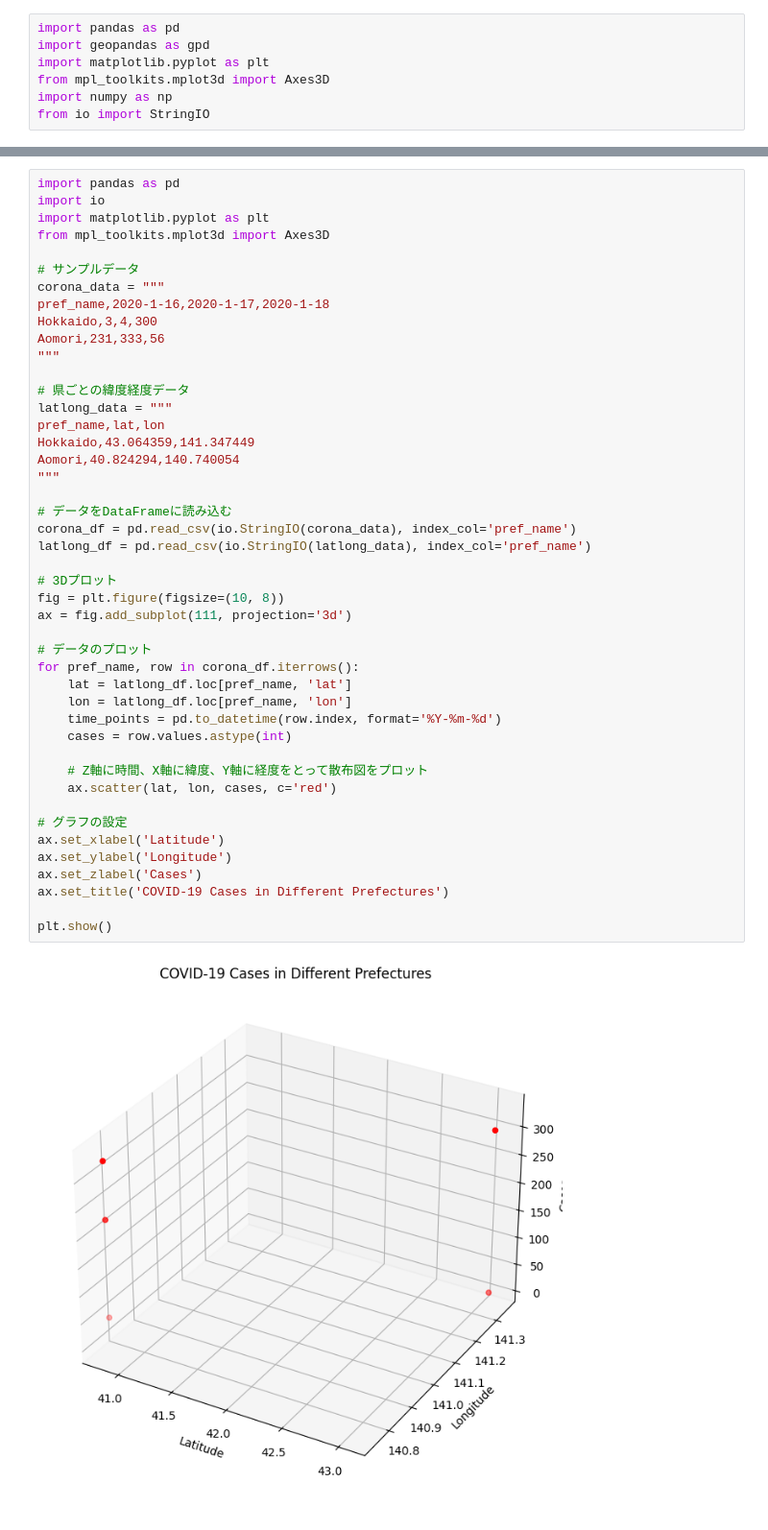
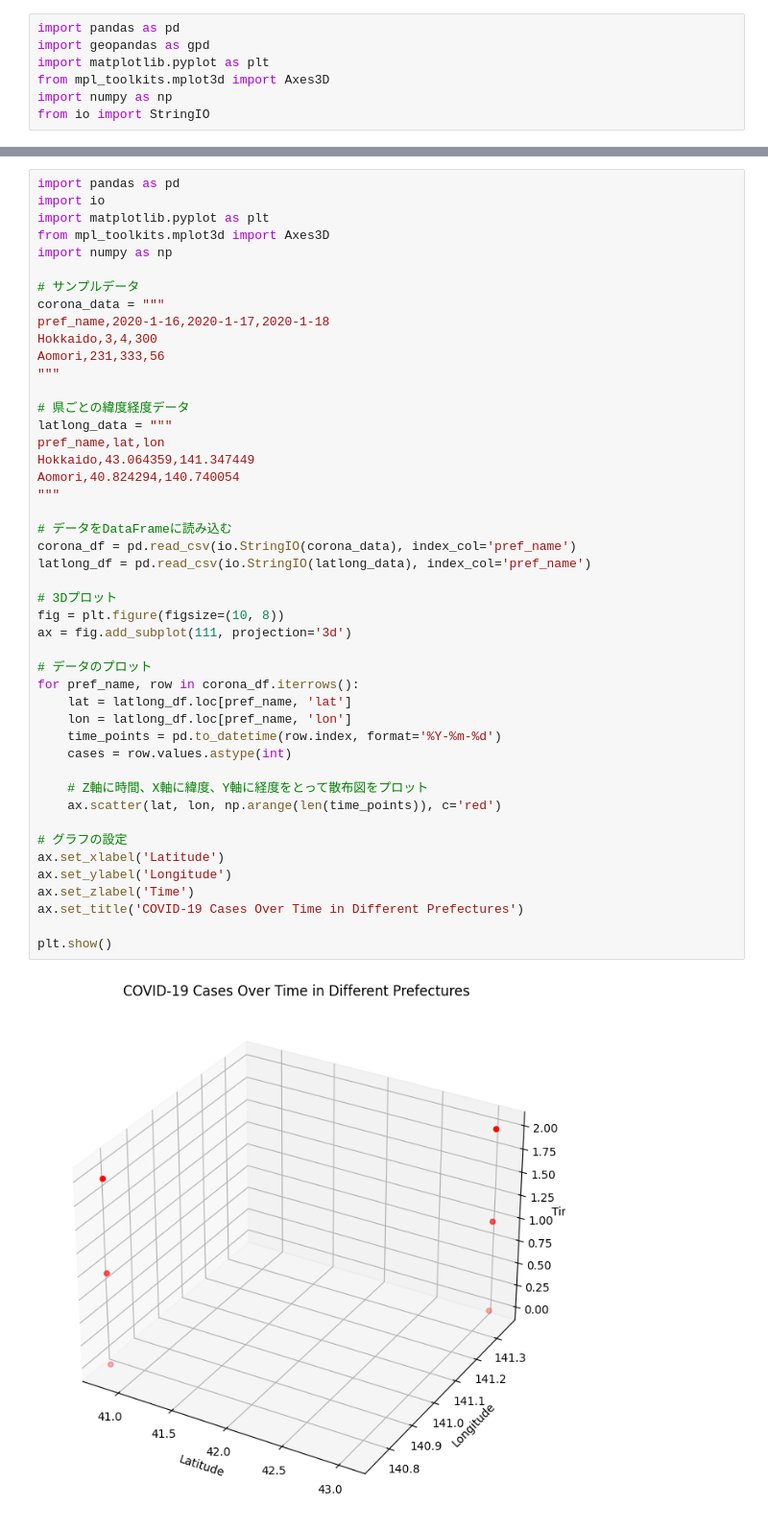
Before and after one commit to karasuneo/heat-map, a Jupyter notebook: src/demo_colona_3d_heat_map.ipynb, the cells around one changed output, grey strips where cells are left out. Shown at 96% size. Saved outputs shown, nothing was run; the diff lists cells and outputs as text.

```diff
--- a/src/demo_colona_3d_heat_map.ipynb
+++ b/src/demo_colona_3d_heat_map.ipynb
@@ -31,6 +10,7 @@ import pandas as pd
 import io
 import matplotlib.pyplot as plt
 from mpl_toolkits.mplot3d import Axes3D
+import numpy as np
 
 # サンプルデータ
 corona_data = """
@@ -42,34 +22,34 @@ Aomori,231,333,56
 # 県ごとの緯度経度データ
 latlong_data = """
 pref_name,lat,lon
 Hokkaido,43.064359,141.347449
 Aomori,40.824294,140.740054
 """
 
 # データをDataFrameに読み込む
 corona_df = pd.read_csv(io.StringIO(corona_data), index_col='pref_name')
 latlong_df = pd.read_csv(io.StringIO(latlong_data), index_col='pref_name')
 
 # 3Dプロット
 fig = plt.figure(figsize=(10, 8))
 ax = fig.add_subplot(111, projection='3d')
 
 # データのプロット
 for pref_name, row in corona_df.iterrows():
     lat = latlong_df.loc[pref_name, 'lat']
     lon = latlong_df.loc[pref_name, 'lon']
     time_points = pd.to_datetime(row.index, format='%Y-%m-%d')
     cases = row.values.astype(int)
 
     # Z軸に時間、X軸に緯度、Y軸に経度をとって散布図をプロット
-    ax.scatter(lat, lon, cases, c='red')
+    ax.scatter(lat, lon, np.arange(len(time_points)), c='red')
 
 # グラフの設定
 ax.set_xlabel('Latitude')
 ax.set_ylabel('Longitude')
-ax.set_zlabel('Cases')
-ax.set_title('COVID-19 Cases in Different Prefectures')
+ax.set_zlabel('Time')
+ax.set_title('COVID-19 Cases Over Time in Different Prefectures')
 
 plt.show()
 # %% [output]
-[figure, old version]
+[figure, new version]
```
Also changed, not shown: parts of 1 cell of this notebook, 14 other files.
